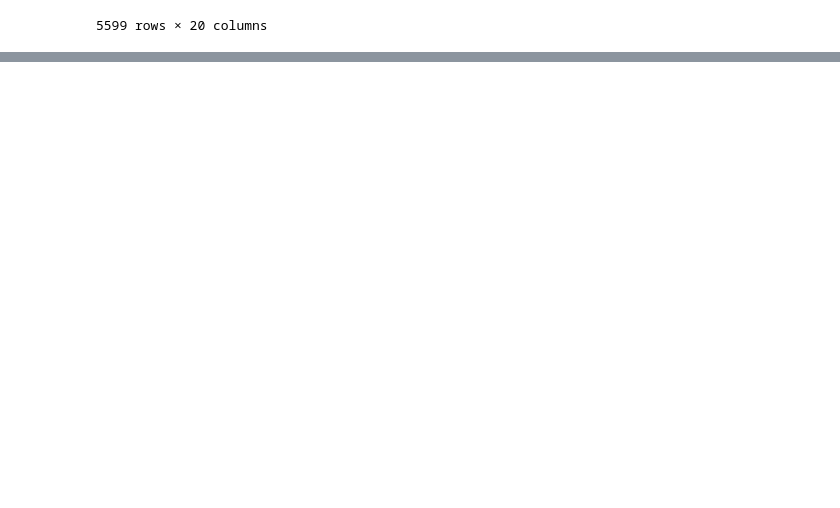
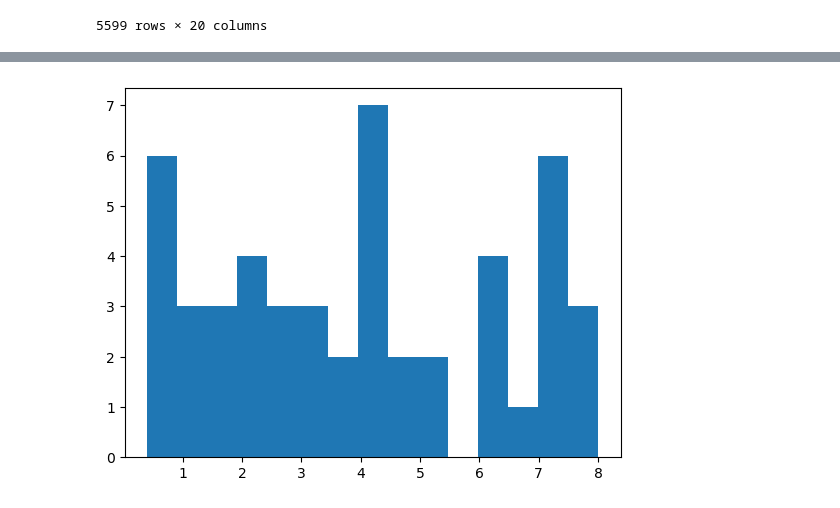
Before and after one commit to sphxisnot/Big-Data-2026, a Jupyter notebook: Hackaton_planetas_grupo_3.ipynb, the cells around one changed output, grey strips where cells are left out. Saved outputs shown, nothing was run; the diff lists cells and outputs as text; code cells hidden in the pictures; blank space fills up the shorter version.

```diff
--- a/Hackaton_planetas_grupo_3.ipynb
+++ b/Hackaton_planetas_grupo_3.ipynb
@@ -56,0 +92,5 @@ data[habitable]
+# %%
+plt.hist(data_esi[var], bins=15)
+plt.show()
+# %% [output]
+[figure, added]
```
Also changed, not shown: parts of 9 cells of this notebook.
